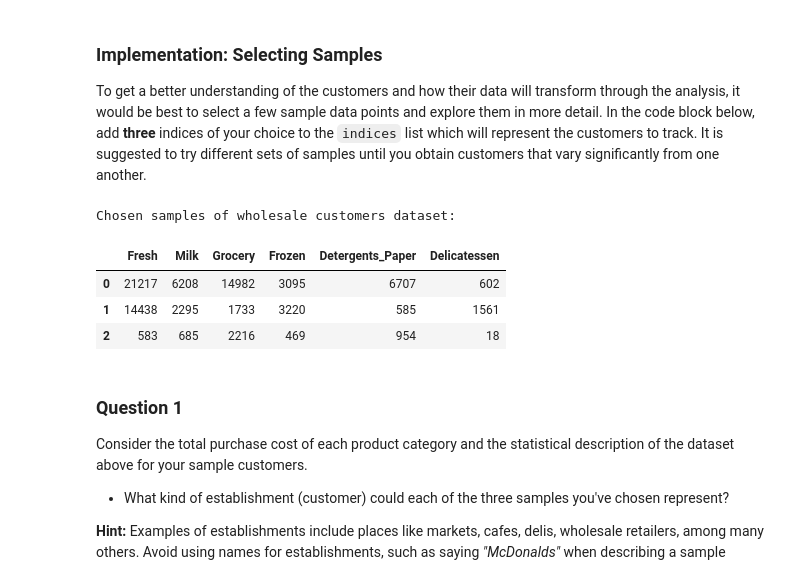
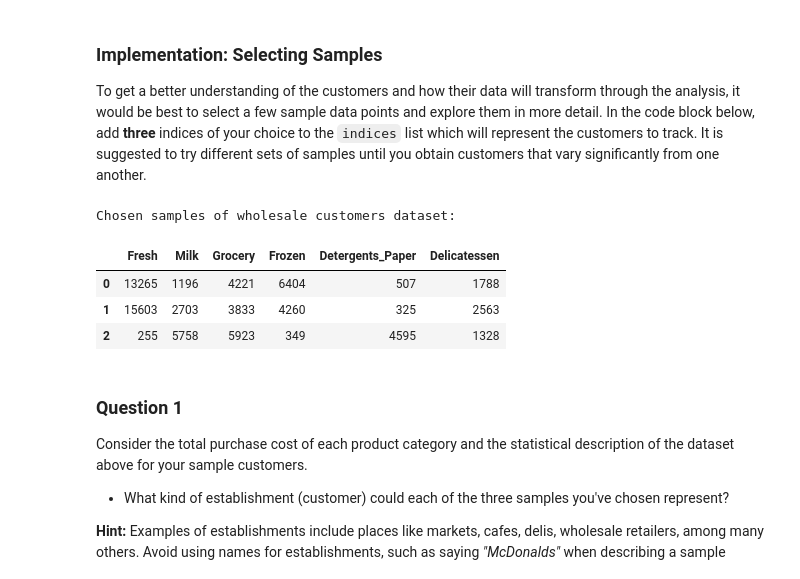
Before and after one commit to terezai/customer-segments, a Jupyter notebook: customer_segments.ipynb, the cells around one changed output. Drawn from its saved outputs; the diff is of its cells as text; code cells hidden in the pictures.

```diff
--- a/customer_segments.ipynb
+++ b/customer_segments.ipynb
@@ -60,18 +229,18 @@ display(data.describe())
 To get a better understanding of the customers and how their data will transform through the analysis, it would be best to select a few sample data points and explore them in more detail. In the code block below, add **three** indices of your choice to the `indices` list which will represent the customers to track. It is suggested to try different sets of samples until you obtain customers that vary significantly from one another.
 # %%
 # TODO: Select three indices of your choice you wish to sample from the dataset
-indices = [13, 113, 203]
+indices = [3,234,342]
 
 # Create a DataFrame of the chosen samples
 samples = pd.DataFrame(data.loc[indices], columns = data.keys()).reset_index(drop = True)
 print("Chosen samples of wholesale customers dataset:")
 display(samples)
 # %% [output]
 Chosen samples of wholesale customers dataset:
 |  | Fresh | Milk | Grocery | Frozen | Detergents_Paper | Delicatessen |
-| 0 | 21217 | 6208 | 14982 | 3095 | 6707 | 602 |
-| 1 | 14438 | 2295 | 1733 | 3220 | 585 | 1561 |
-| 2 | 583 | 685 | 2216 | 469 | 954 | 18 |
+| 0 | 13265 | 1196 | 4221 | 6404 | 507 | 1788 |
+| 1 | 15603 | 2703 | 3833 | 4260 | 325 | 2563 |
+| 2 | 255 | 5758 | 5923 | 349 | 4595 | 1328 |
 # %% [markdown]
 ### Question 1
 Consider the total purchase cost of each product category and the statistical description of the dataset above for your sample customers.
```
Also changed, not shown: parts of 35 cells of this notebook, 1 other file.
